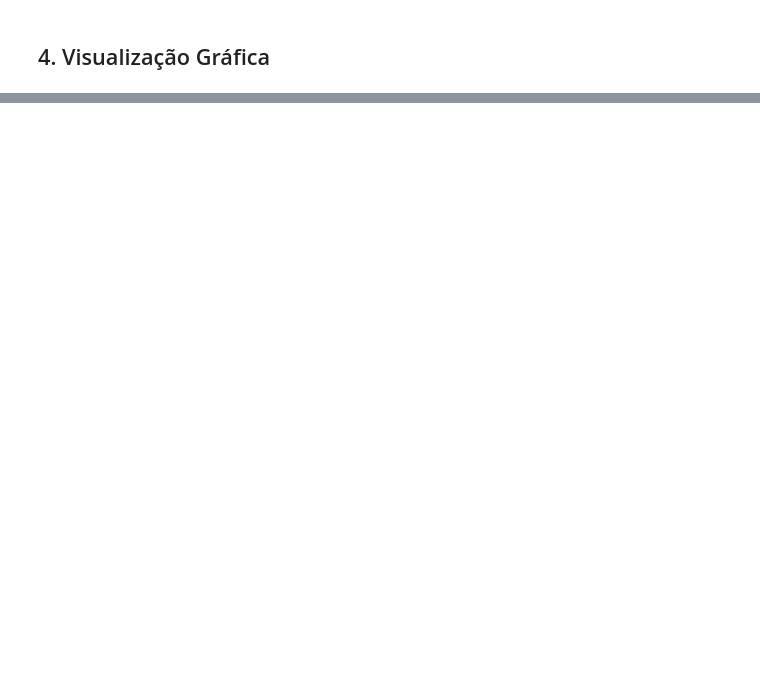
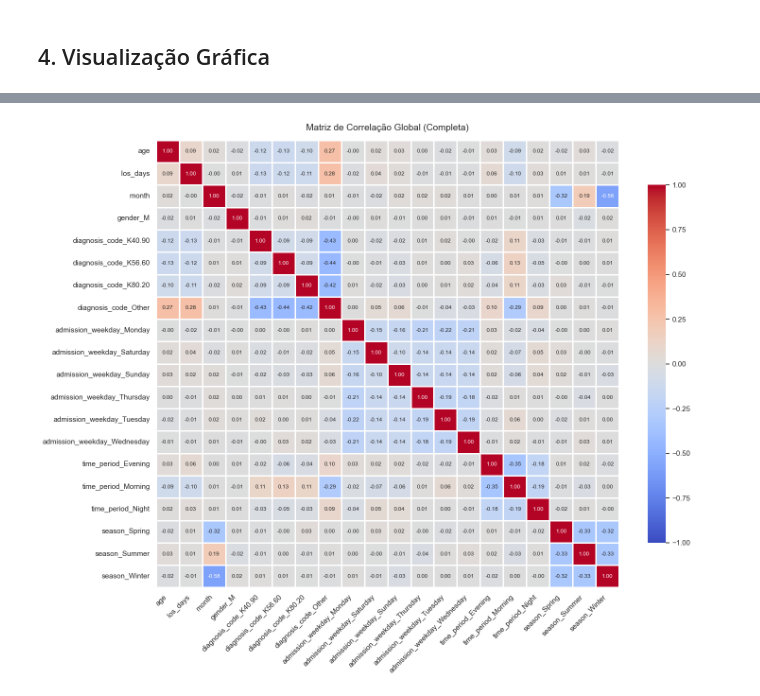
Before and after one commit to carolina242408/PatientFlow, a Jupyter notebook: patient-flow-intelligence/algorithms/datasetgenerator/data_analysis .ipynb, the cells around one changed output, grey strips where cells are left out. Saved outputs shown, nothing was run; the diff lists cells and outputs as text; code cells hidden in the pictures; blank space fills up the shorter version.

```diff
--- a/patient-flow-intelligence/algorithms/datasetgenerator/data_analysis .ipynb
+++ b/patient-flow-intelligence/algorithms/datasetgenerator/data_analysis .ipynb
@@ -199,0 +217,39 @@ if df is not None:
+# %%
+if df is not None:
+    # 1. Manter os 4 diagnósticos mais frequentes e agrupar os restantes em 'Other'
+    df_clean = df.copy()
+    top_4_diag = df_clean['diagnosis_code'].value_counts().head(4).index
+    df_clean['diagnosis_code'] = df_clean['diagnosis_code'].apply(
+        lambda x: x if x in top_4_diag else 'Other'
+    )
+
+    # 2. Converter variáveis categóricas em One-Hot Encoding (dummy variables)
+    df_encoded = pd.get_dummies(df_clean, drop_first=True)
+
+    # 3. Calcular a matriz de correlação completa
+    corr = df_encoded.corr()
+
+    # 4. Configurar a figura em tamanho adequado para visualização
+    plt.figure(figsize=(15, 12))
+
+    # 5. Desenhar o heatmap quadrado (sem máscara)
+    sns.heatmap(
+        corr,
+        annot=True,
+        fmt=".2f",
+        annot_kws={"size": 8.5},
+        cmap="coolwarm",
+        vmin=-1.0,
+        vmax=1.0,
+        linewidths=0.8,
+        linecolor="white",
+        cbar_kws={"shrink": 0.8}
+    )
+
+    plt.title("Matriz de Correlação Global (Completa)", fontsize=14, pad=15)
+    plt.xticks(rotation=45, ha="right")
+    plt.yticks(rotation=0)
+    plt.tight_layout()
+    plt.show()
+# %% [output]
+[figure, added]
```
Also changed, not shown: parts of 5 cells of this notebook.
